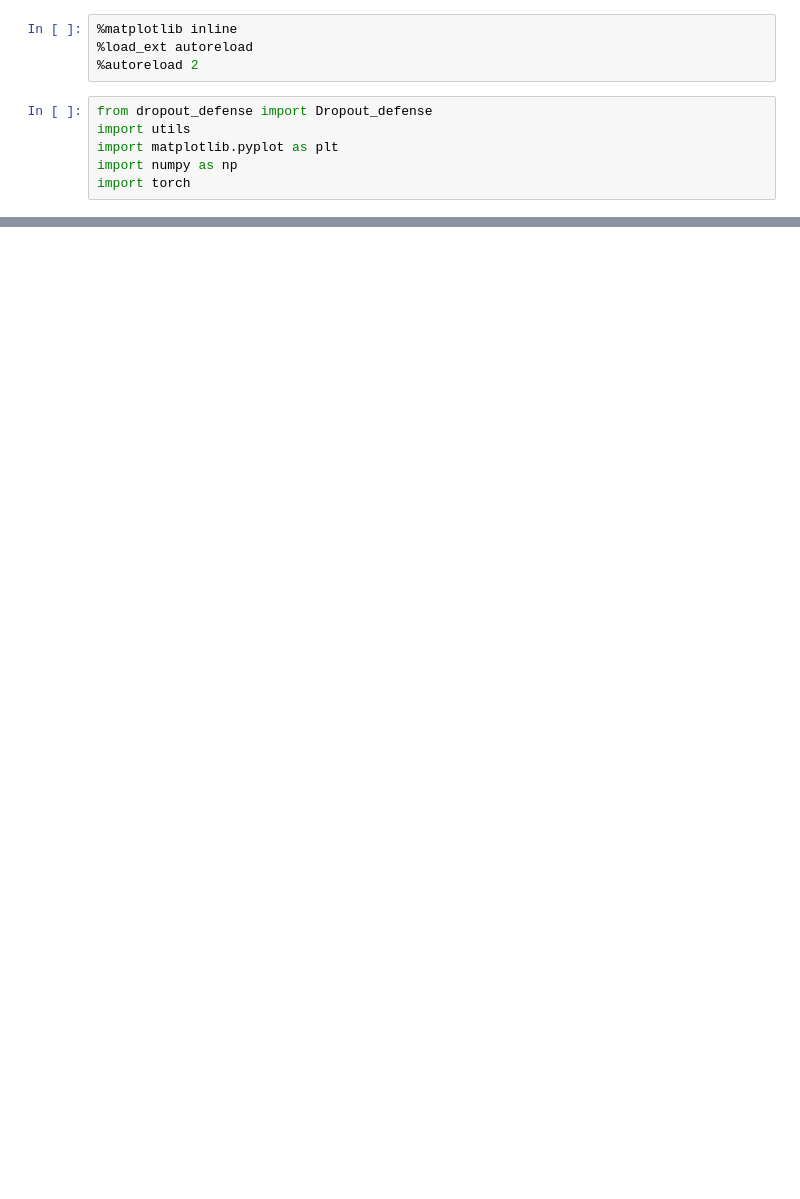
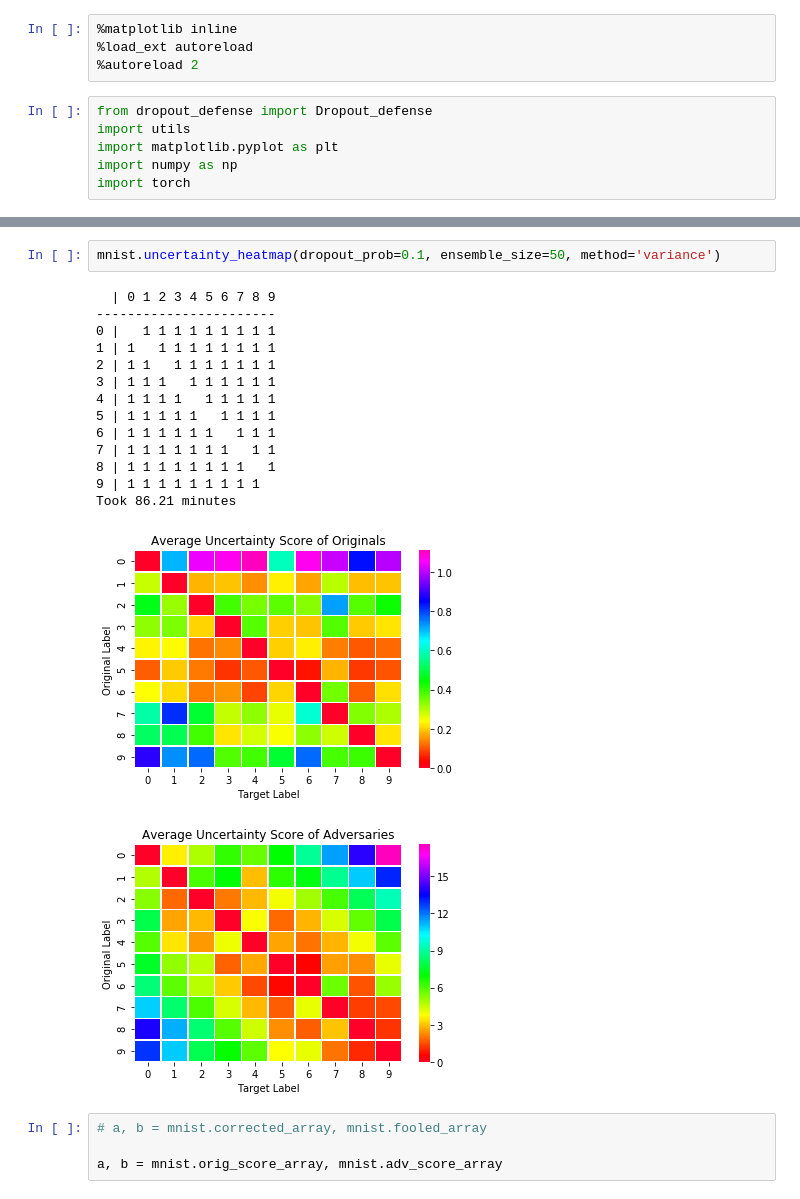
Before and after one commit to justinpyron/CS-231, a Jupyter notebook: Project/adversarial_generation/dropout_defense.ipynb, the cells around one changed output, grey strips where cells are left out. Cells and saved outputs as stored; diff of their text form; blank space fills up the shorter version.

```diff
--- a/Project/adversarial_generation/dropout_defense.ipynb
+++ b/Project/adversarial_generation/dropout_defense.ipynb
@@ -10,0 +66,22 @@ import torch
+# %%
+mnist.uncertainty_heatmap(dropout_prob=0.1, ensemble_size=50, method='variance')
+# %% [output]
+  | 0 1 2 3 4 5 6 7 8 9
+-----------------------
+0 |   1 1 1 1 1 1 1 1 1
+1 | 1   1 1 1 1 1 1 1 1
+2 | 1 1   1 1 1 1 1 1 1
+3 | 1 1 1   1 1 1 1 1 1
+4 | 1 1 1 1   1 1 1 1 1
+5 | 1 1 1 1 1   1 1 1 1
+6 | 1 1 1 1 1 1   1 1 1
+7 | 1 1 1 1 1 1 1   1 1
+8 | 1 1 1 1 1 1 1 1   1
+9 | 1 1 1 1 1 1 1 1 1
+Took 86.21 minutes
+[figure, added]
+[figure, added]
+# %%
+# a, b = mnist.corrected_array, mnist.fooled_array
+
+a, b = mnist.orig_score_array, mnist.adv_score_array
```
Also changed, not shown: parts of 25 cells of this notebook, 1 other file.
